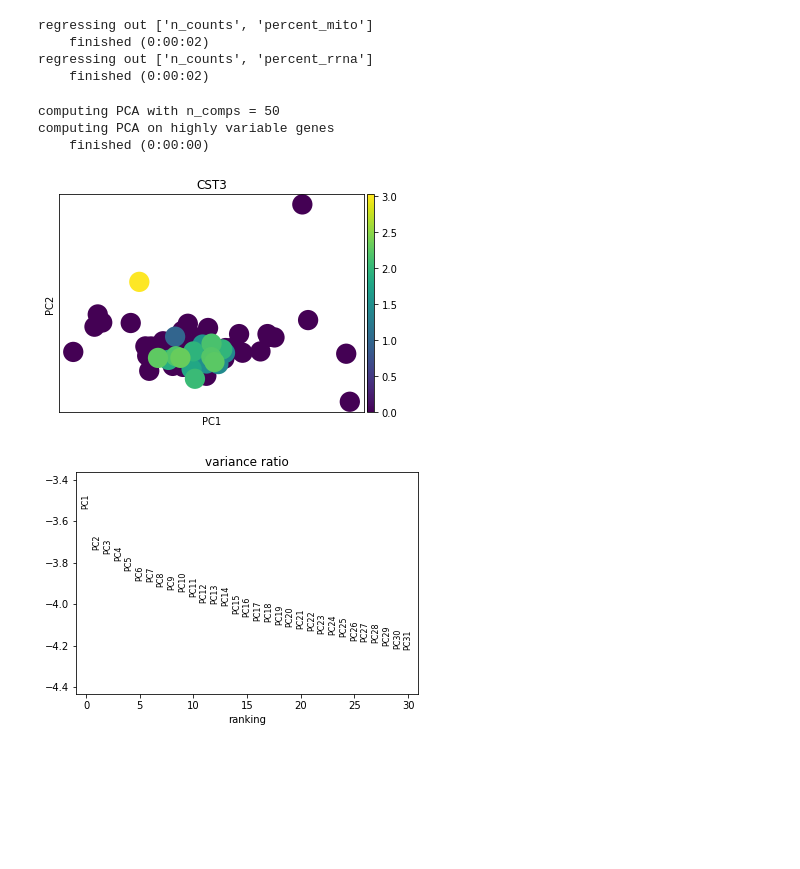
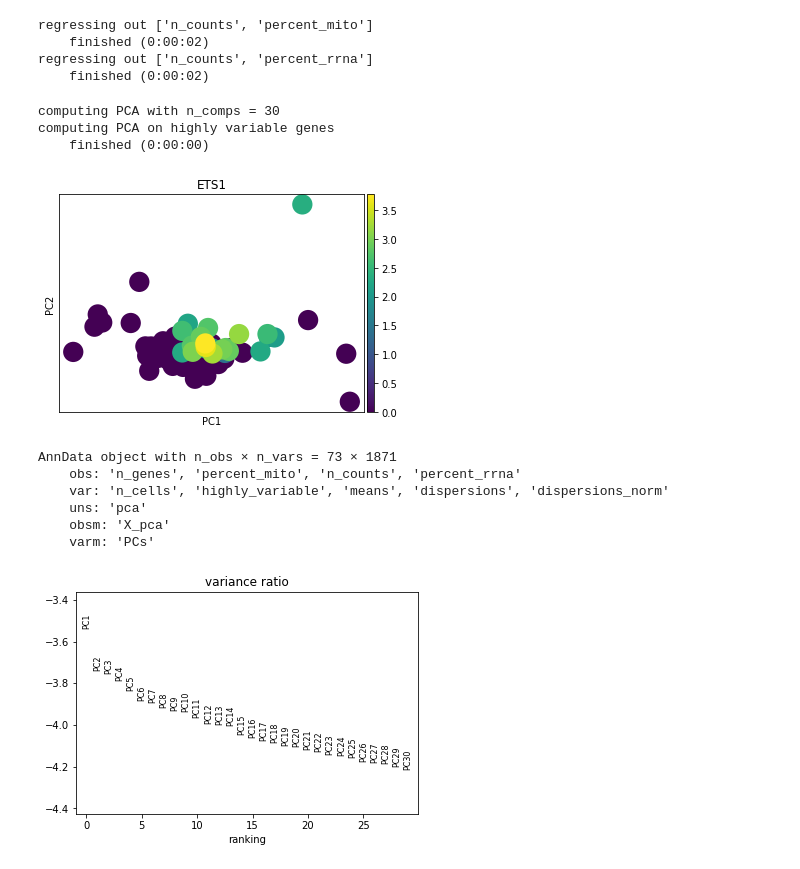
Before and after one commit to hypercubestart/CausalAssociation, a Jupyter notebook: Preprocessing.ipynb, the cells around one changed output. Drawn from its saved outputs; the diff is of its cells as text; code cells hidden in the pictures; blank space fills up the shorter version.

```diff
--- a/Preprocessing.ipynb
+++ b/Preprocessing.ipynb
@@ -315,8 +296,8 @@ sc.pl.scatter(adata, x='n_counts', y='n_genes')
 # %%
 # filter out cells with high mito gene expression or not many genes expressed
 adata = adata[adata.obs['n_genes'] < 2500, :]
-adata = adata[adata.obs['percent_mito'] < 0.05, :]
-adata = adata[adata.obs['percent_rrna'] < 0.05, :]
+adata = adata[adata.obs['percent_mito'] < 0.15, :]
+adata = adata[adata.obs['percent_rrna'] < 0.15, :]
 # %%
 # normalize total counts in each cell to 10,000 so that cells are comparable
 sc.pp.normalize_per_cell(adata, counts_per_cell_after=1e4)
@@ -356,14 +337,23 @@ regressing out ['n_counts', 'percent_rrna']
 sc.pp.scale(adata, max_value=10)
 # %%
 # PCA analysis
-sc.tl.pca(adata, svd_solver='arpack', n_comps = 50)
-sc.pl.pca(adata, color='CST3')
+sc.tl.pca(adata, svd_solver='arpack', n_comps = 30)
+sc.pl.pca(adata, color='ETS1')
 # %% [output]
-computing PCA with n_comps = 50
+computing PCA with n_comps = 30
 computing PCA on highly variable genes
     finished (0:00:00)
-[figure, old version]
+[figure, new version]
+# %%
+adata
+# %% [output]
+AnnData object with n_obs × n_vars = 73 × 1871
+    obs: 'n_genes', 'percent_mito', 'n_counts', 'percent_rrna'
+    var: 'n_cells', 'highly_variable', 'means', 'dispersions', 'dispersions_norm'
+    uns: 'pca'
+    obsm: 'X_pca'
+    varm: 'PCs'
 # %%
 sc.pl.pca_variance_ratio(adata, log=True)
 # %% [output]
-[figure, old version]
+[figure, new version]
```
Also changed, not shown: parts of 6 cells of this notebook, 5 other files.
